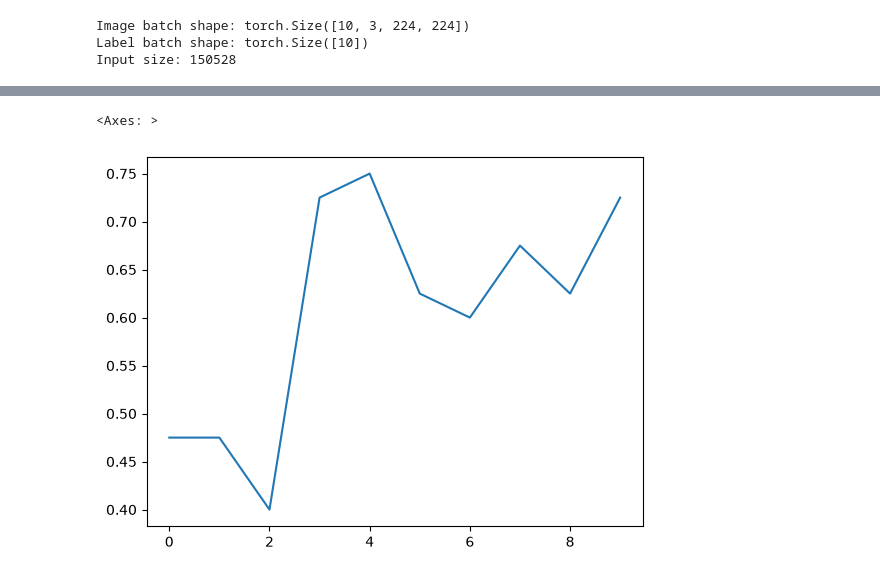
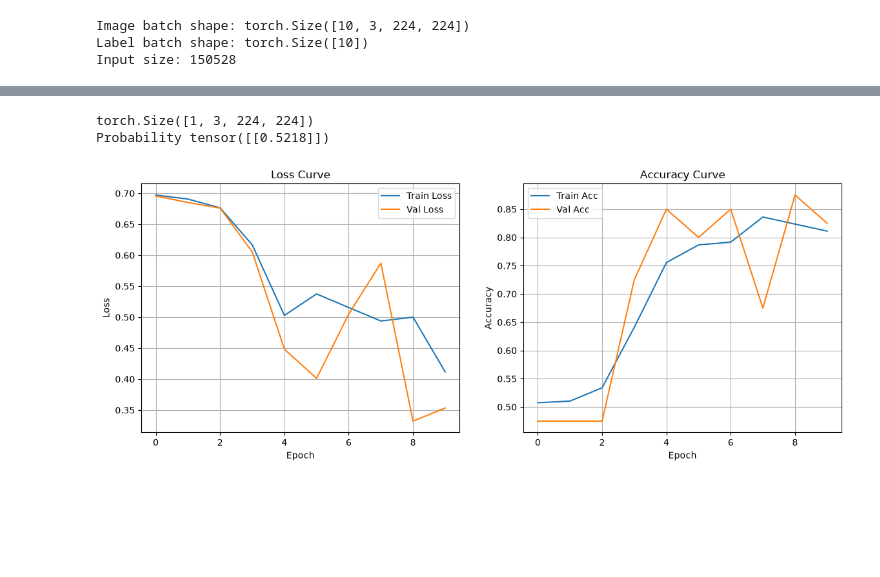
Before and after one commit to 24f3004979/Lab, a Jupyter notebook: experiment/notebooks/MLP-Neuron-classification.ipynb, the cells around one changed output, grey strips where cells are left out. Drawn from its saved outputs; the diff is of its cells as text; code cells hidden in the pictures; blank space fills up the shorter version.

```diff
--- a/experiment/notebooks/MLP-Neuron-classification.ipynb
+++ b/experiment/notebooks/MLP-Neuron-classification.ipynb
@@ -275,6 +294,36 @@ RuntimeError: No CUDA GPUs are available
+# %%
+# Forward pass test
+
+
+# Initiating MLP based model
+device = 'cuda'
+model = MRIModel(
+    input_size= 3 * 224 * 224,
+    hidden1_size=128,
+    hidden2_size=128
+).to(device)  # First MLP based model
+
+cnn_model = SimpleCNN()
+
+def check_forward_pass(model):
+    # Testing forward pass with sample batch
+    with torch.no_grad():
+        img = img_nums.unsqueeze(0)
+
+        print(img.shape)
+        output = model(img)
+        prob = torch.sigmoid(output)
+        print('Probability',prob)
+
+check_forward_pass(cnn_model)
+# %% [output]
+torch.Size([1, 3, 224, 224])
+Probability tensor([[0.5218]])
 # %%
 import torch.optim as optim
 import seaborn as sns
+
+model = SimpleCNN().to(device)
 
 # Model training setup
 learning_rate = 0.001
@@ -382,8 +431,32 @@ for epotch in range(num_epotchs):
 
     test_vals.append(val_loss)
     test_accs.append(val_acc)
-
-sns.lineplot(test_accs)
-# %% [output]
-<Axes: >
-[figure, removed]
+# %%
+# Plot
+import matplotlib.pyplot as plt
+
+epochs = range(len(train_losses))
+
+fig, ax = plt.subplots(1, 2, figsize=(14, 5))
+
+# Loss Plot
+ax[0].plot(epochs, train_losses, label='Train Loss', color='tab:blue')
+ax[0].plot(epochs, test_vals, label='Val Loss', color='tab:orange')
+ax[0].set_title('Loss Curve')
+ax[0].set_xlabel('Epoch')
+ax[0].set_ylabel('Loss')
+ax[0].legend()
+ax[0].grid(True)
+
+# Accuracy Plot
+ax[1].plot(epochs, accuracies, label='Train Acc', color='tab:blue')
+ax[1].plot(epochs, test_accs, label='Val Acc', color='tab:orange')
+ax[1].set_title('Accuracy Curve')
+ax[1].set_xlabel('Epoch')
+ax[1].set_ylabel('Accuracy')
+ax[1].legend()
+ax[1].grid(True)
+
+plt.show()
+# %% [output]
+[figure, added]
```
Also changed, not shown: parts of 9 cells of this notebook.
